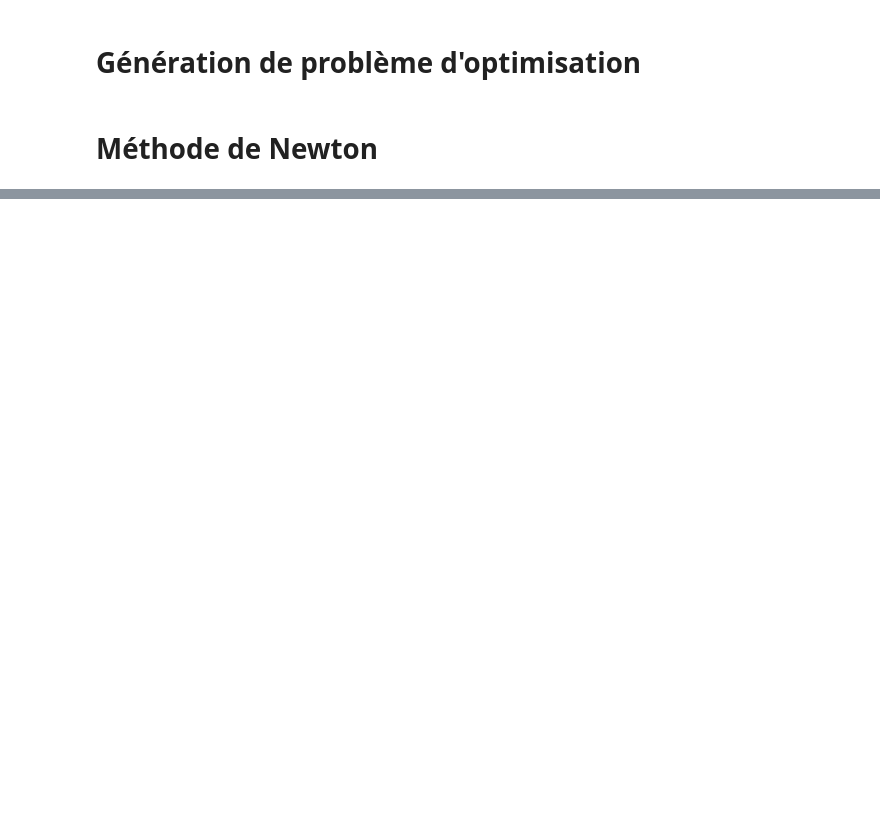
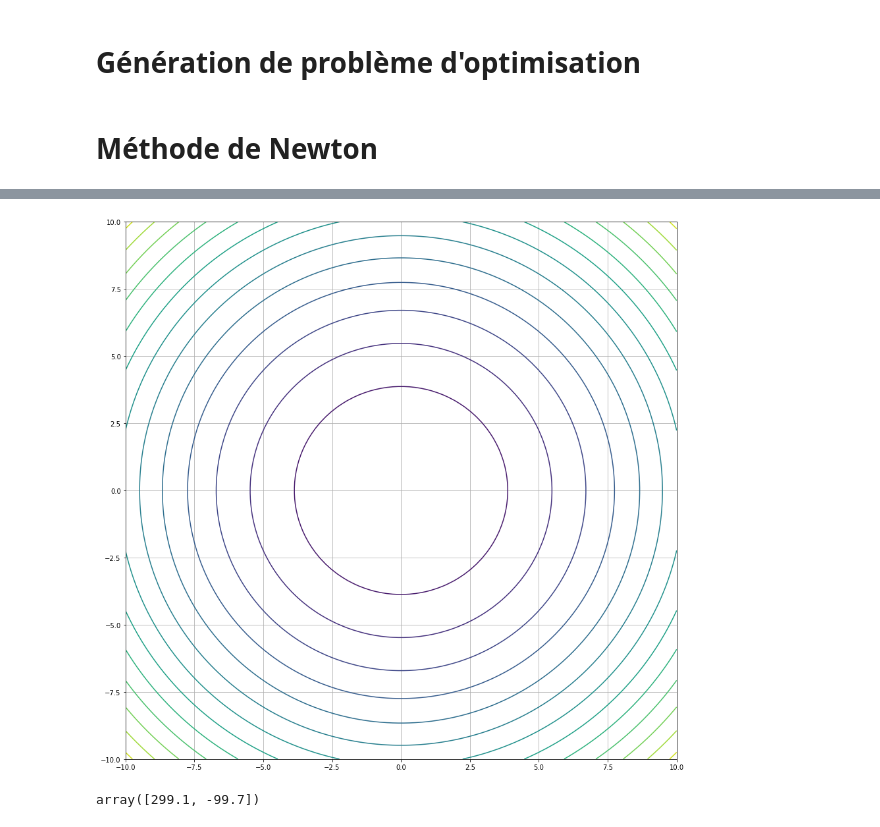
Before and after one commit to baptisteesteban/OCVXII, a Jupyter notebook: Baptiste Expérience.ipynb, the cells around one changed output, grey strips where cells are left out. Saved outputs shown, nothing was run; the diff lists cells and outputs as text; code cells hidden in the pictures; blank space fills up the shorter version.

```diff
--- a/Baptiste Expérience.ipynb
+++ b/Baptiste Expérience.ipynb
@@ -32,0 +35,32 @@ meth.plot()
+# %%
+A = np.array([[1, 3]])
+b = np.array([1])
+f_d = {
+    "value": lambda x: x[0]**2 + x[1]**2,
+    "dim": 2,
+    "grad": lambda x: np.array([2 * x[0], 2 * x[1]]),
+    "hessian": lambda x: np.diag([2, 2])
+}
+P = Probleme(Function(**f_d), A, b)
+# %%
+plt.figure(figsize=(15, 15))
+x, y = np.linspace(-10, 10, 100), np.linspace(-10, 10, 100)
+X, Y = np.meshgrid(x, y)
+x_y = np.vstack([X.reshape(1, -1), Y.reshape(1, -1)]).reshape(2, -1)
+z = P.f.value(x_y)
+plt.contour(X, Y, z.reshape(100, -1), 15)
+plt.grid()
+plt.show()
+# %% [output]
+[figure, added]
+# %%
+def newton_step(P, x):
+    KKT = np.vstack([np.hstack([P.f.hessian(x), P.A.T]), np.hstack([P.A, np.zeros((P.A.T.shape[1], P.A.T.shape[1])).astype(P.A.dtype)])])
+    g = P.f.grad(x)
+    res = np.hstack([-1 * g, np.zeros((KKT.shape[0] - g.shape[0]))])
+    x_out = np.linalg.solve(KKT, res)
+    return x_out[:P.f.dim]
+
+newton_step(P, np.array([-299, 100]))
+# %% [output]
+array([299.1, -99.7])
```
Also changed, not shown: parts of 5 cells of this notebook.
